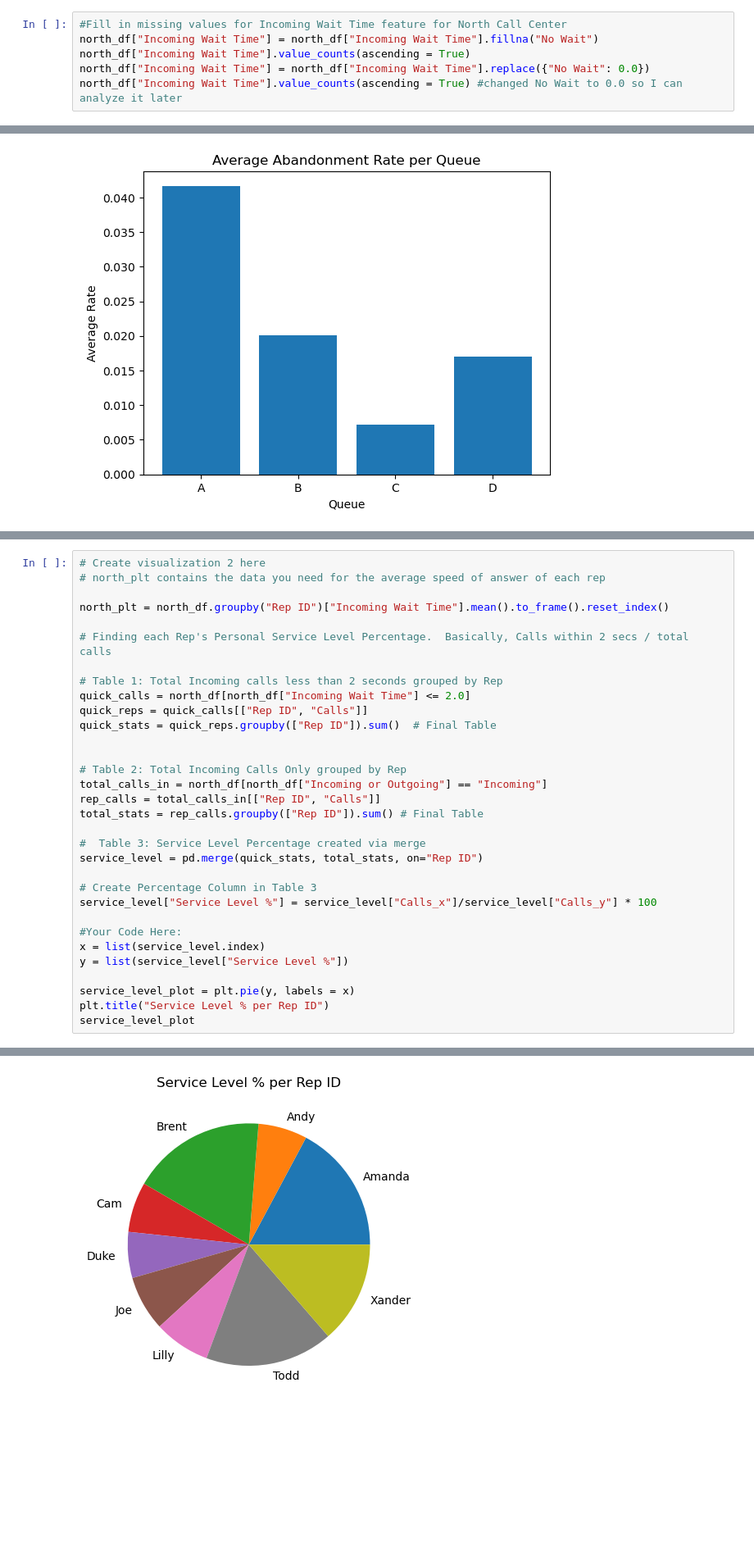
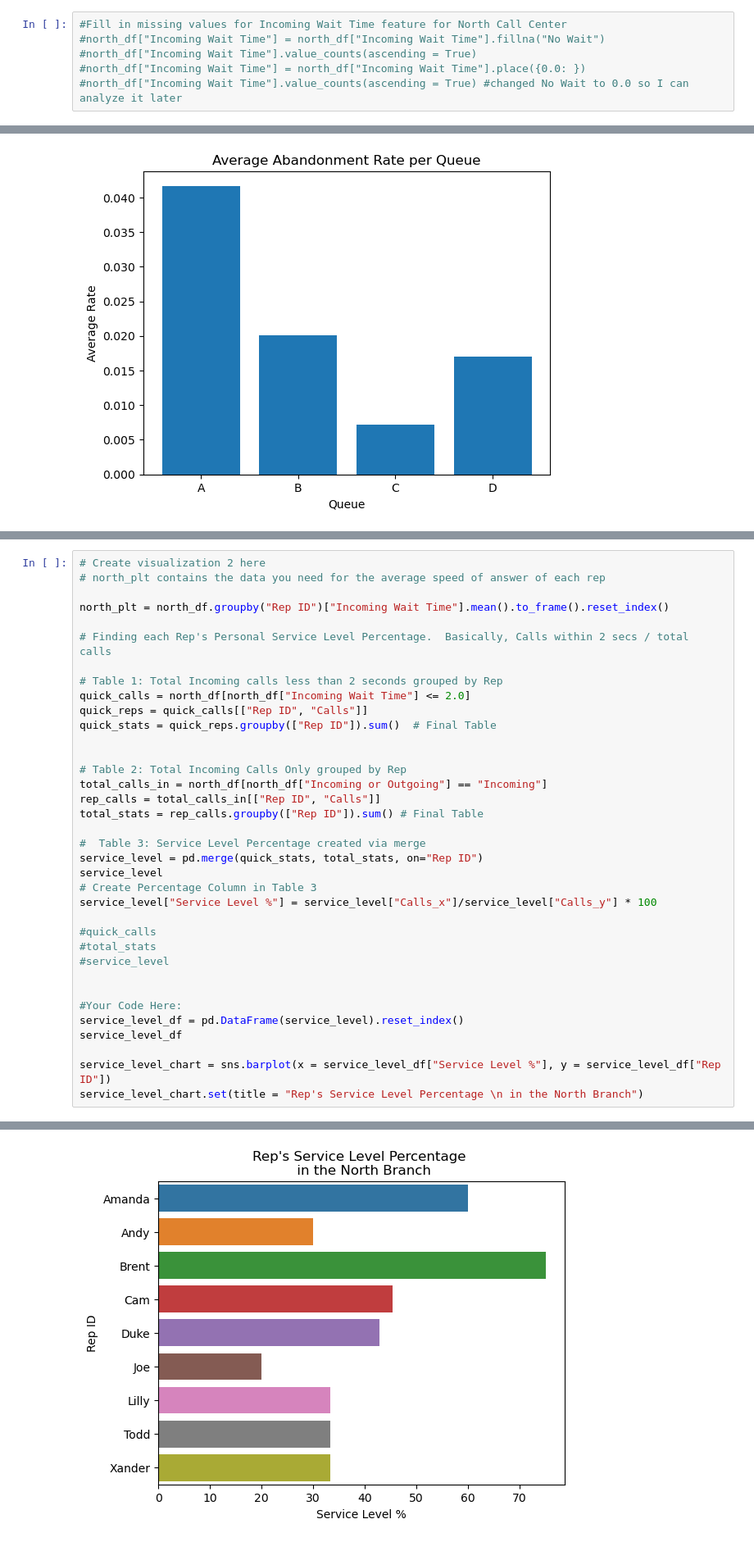
Before and after one commit to odelmas-sci/call-center-cleanup-assignment-2, a Jupyter notebook: Call_Center_Cleanup.ipynb, the cells around one changed output, grey strips where cells are left out. Shown at 82% size. Saved outputs shown, nothing was run; the diff lists cells and outputs as text; blank space fills up the shorter version.

```diff
--- a/Call_Center_Cleanup.ipynb
+++ b/Call_Center_Cleanup.ipynb
@@ -175,7 +175,7 @@ During Call Wait Time - 0%
 Calls - 0%
 # %%
 #Fill in missing values for Incoming Wait Time feature for North Call Center
-north_df["Incoming Wait Time"] = north_df["Incoming Wait Time"].fillna("No Wait")
-north_df["Incoming Wait Time"].value_counts(ascending = True)
-north_df["Incoming Wait Time"] = north_df["Incoming Wait Time"].replace({"No Wait": 0.0})
-north_df["Incoming Wait Time"].value_counts(ascending = True) #changed No Wait to 0.0 so I can analyze it later
+#north_df["Incoming Wait Time"] = north_df["Incoming Wait Time"].fillna("No Wait")
+#north_df["Incoming Wait Time"].value_counts(ascending = True)
+#north_df["Incoming Wait Time"] = north_df["Incoming Wait Time"].place({0.0: })
+#north_df["Incoming Wait Time"].value_counts(ascending = True) #changed No Wait to 0.0 so I can analyze it later
@@ -617,15 +607,19 @@ total_stats = rep_calls.groupby(["Rep ID"]).sum() # Final Table
 
 #  Table 3: Service Level Percentage created via merge
 service_level = pd.merge(quick_stats, total_stats, on="Rep ID")
-
+service_level
 # Create Percentage Column in Table 3
 service_level["Service Level %"] = service_level["Calls_x"]/service_level["Calls_y"] * 100
 
+#quick_calls
+#total_stats
+#service_level
+
+
 #Your Code Here:
-x = list(service_level.index)
-y = list(service_level["Service Level %"])
+service_level_df = pd.DataFrame(service_level).reset_index()
+service_level_df
 
-service_level_plot = plt.pie(y, labels = x)
-plt.title("Service Level % per Rep ID")
-service_level_plot
+service_level_chart = sns.barplot(x = service_level_df["Service Level %"], y = service_level_df["Rep ID"])
+service_level_chart.set(title = "Rep's Service Level Percentage \n in the North Branch")
 # %% [output]
@@ -650 +627 @@ service_level_plot
-[figure, old version]
+[figure, new version]
```
Also changed, not shown: parts of 15 cells of this notebook.
